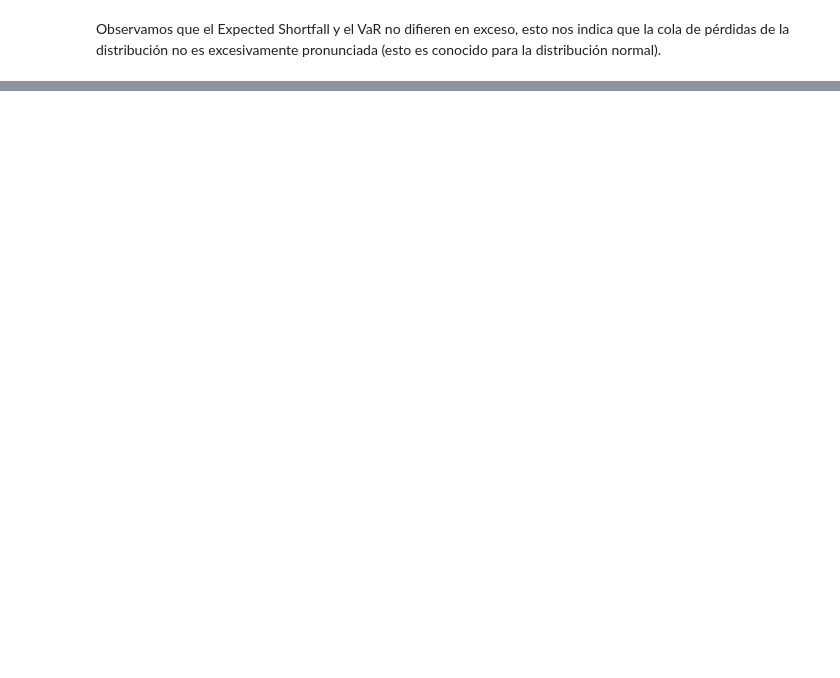
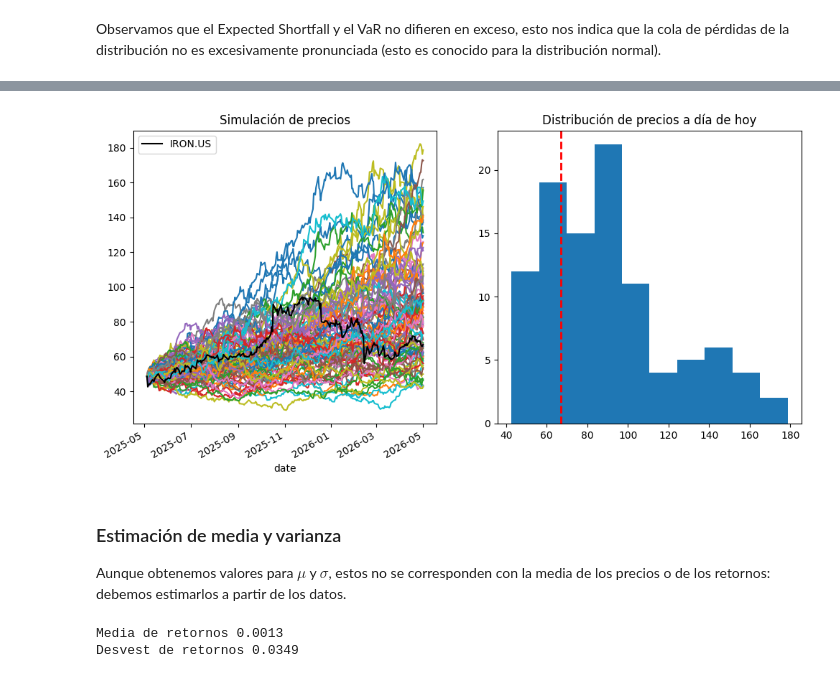
Before and after one commit to Jordi103/simulacion_de_mercado, a Jupyter notebook: generacion_de_mercados.ipynb, the cells around one changed output, grey strips where cells are left out. Saved outputs shown, nothing was run; the diff lists cells and outputs as text; code cells hidden in the pictures; blank space fills up the shorter version.

Commit message:
Análisis del Merton-Jump-Diffusion.

```diff
--- a/generacion_de_mercados.ipynb
+++ b/generacion_de_mercados.ipynb
@@ -108,0 +115,9 @@ Observamos que el Expected Shortfall y el VaR no difieren en exceso, esto nos in
+# %%
+import importlib
+importlib.reload(SimulacionMonteCarlo)
+dd = datos.StockDataDownloader(source='eodhd')
+iron = dd.download("IRON.US")['close']
+
+mjd = SimulacionMonteCarlo.MertonJumpDiffusion()
+mjd.ajustar_parametros(iron.values, M=100)
+mjd.mostrar_parametros()
@@ -108,0 +136,28 @@ Observamos que el Expected Shortfall y el VaR no difieren en exceso, esto nos in
+# %%
+fig, axes = plt.subplots(1,2, figsize=(12,6))
+
+simulation = mjd.simular()[:-1, :]
+simulation_df = pd.DataFrame(simulation, index=iron.index)
+simulation_df.plot(legend=False, ax=axes[0])
+
+iron.name = 'IRON.US'
+iron.plot(legend=True,ax=axes[0], color='black')
+axes[0].set_title('Simulación de precios')
+
+axes[1].hist(x=simulation[-1, :])
+axes[1].axvline(x=iron.values[-1], color='red', linestyle='--', linewidth=2, label='Último precio real')
+axes[1].set_title('Distribución de precios a día de hoy')
+
+fig.show()
+# %% [output]
+[figure, added]
+# %% [markdown]
+### Estimación de media y varianza
+Aunque obtenemos valores para $\mu$ y $\sigma$, estos no se corresponden con la media de los precios o de los retornos: debemos estimarlos a partir de los datos.
+# %%
+returns_iron = np.diff(np.log(iron), axis=0).flatten()
+print("Media de retornos {:.4f}".format(np.mean(returns_iron)))
+print("Desvest de retornos {:.4f}".format(np.std(returns_iron)))
+# %% [output]
+Media de retornos 0.0013
+Desvest de retornos 0.0349
```
Also changed, not shown: parts of 13 cells of this notebook, 1 other file.
